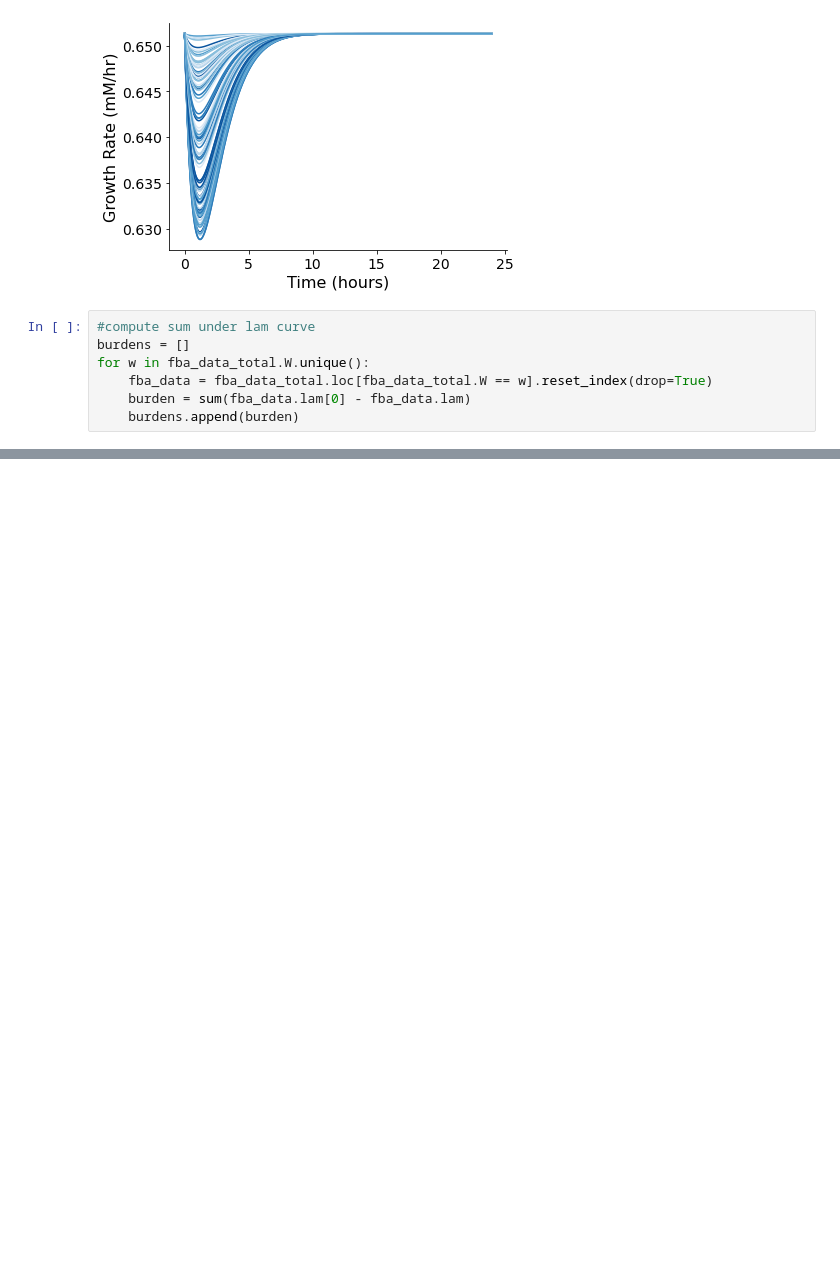
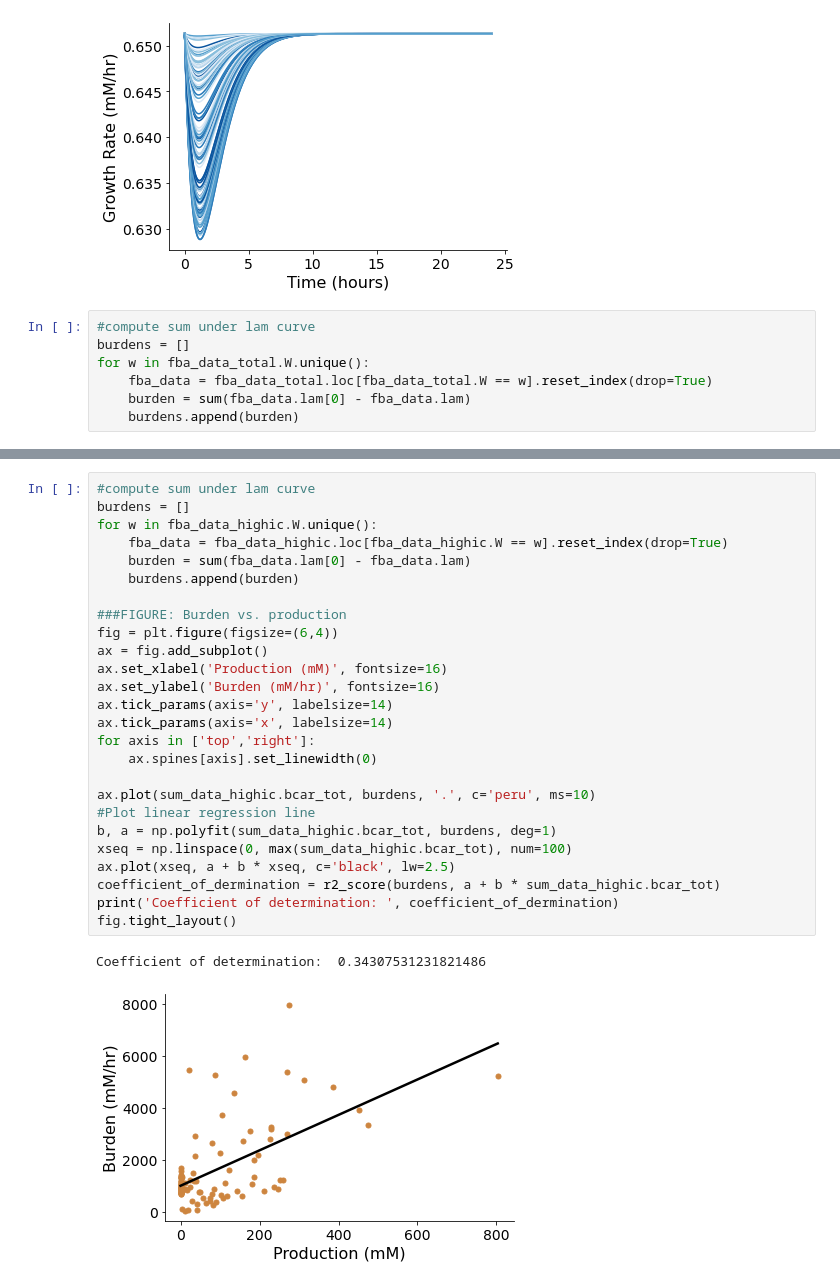
Before and after one commit to cjmerzbacher/joint-simulator, a Jupyter notebook: beta_carotene/bcar_viz.ipynb, the cells around one changed output, grey strips where cells are left out. Saved outputs shown, nothing was run; the diff lists cells and outputs as text; blank space fills up the shorter version.

```diff
--- a/beta_carotene/bcar_viz.ipynb
+++ b/beta_carotene/bcar_viz.ipynb
@@ -101,0 +128,29 @@ fig.tight_layout()
+# %%
+#compute sum under lam curve
+burdens = []
+for w in fba_data_highic.W.unique():
+    fba_data = fba_data_highic.loc[fba_data_highic.W == w].reset_index(drop=True)
+    burden = sum(fba_data.lam[0] - fba_data.lam)
+    burdens.append(burden)
+
+###FIGURE: Burden vs. production
+fig = plt.figure(figsize=(6,4))
+ax = fig.add_subplot()
+ax.set_xlabel('Production (mM)', fontsize=16)
+ax.set_ylabel('Burden (mM/hr)', fontsize=16)
+ax.tick_params(axis='y', labelsize=14)
+ax.tick_params(axis='x', labelsize=14)
+for axis in ['top','right']:
+    ax.spines[axis].set_linewidth(0)
+
+ax.plot(sum_data_highic.bcar_tot, burdens, '.', c='peru', ms=10)
+#Plot linear regression line
+b, a = np.polyfit(sum_data_highic.bcar_tot, burdens, deg=1)
+xseq = np.linspace(0, max(sum_data_highic.bcar_tot), num=100)
+ax.plot(xseq, a + b * xseq, c='black', lw=2.5)
+coefficient_of_dermination = r2_score(burdens, a + b * sum_data_highic.bcar_tot)
+print('Coefficient of determination: ', coefficient_of_dermination)
+fig.tight_layout()
+# %% [output]
+Coefficient of determination:  0.34307531231821486
+[figure, added]
```
Also changed, not shown: parts of 6 cells of this notebook.
